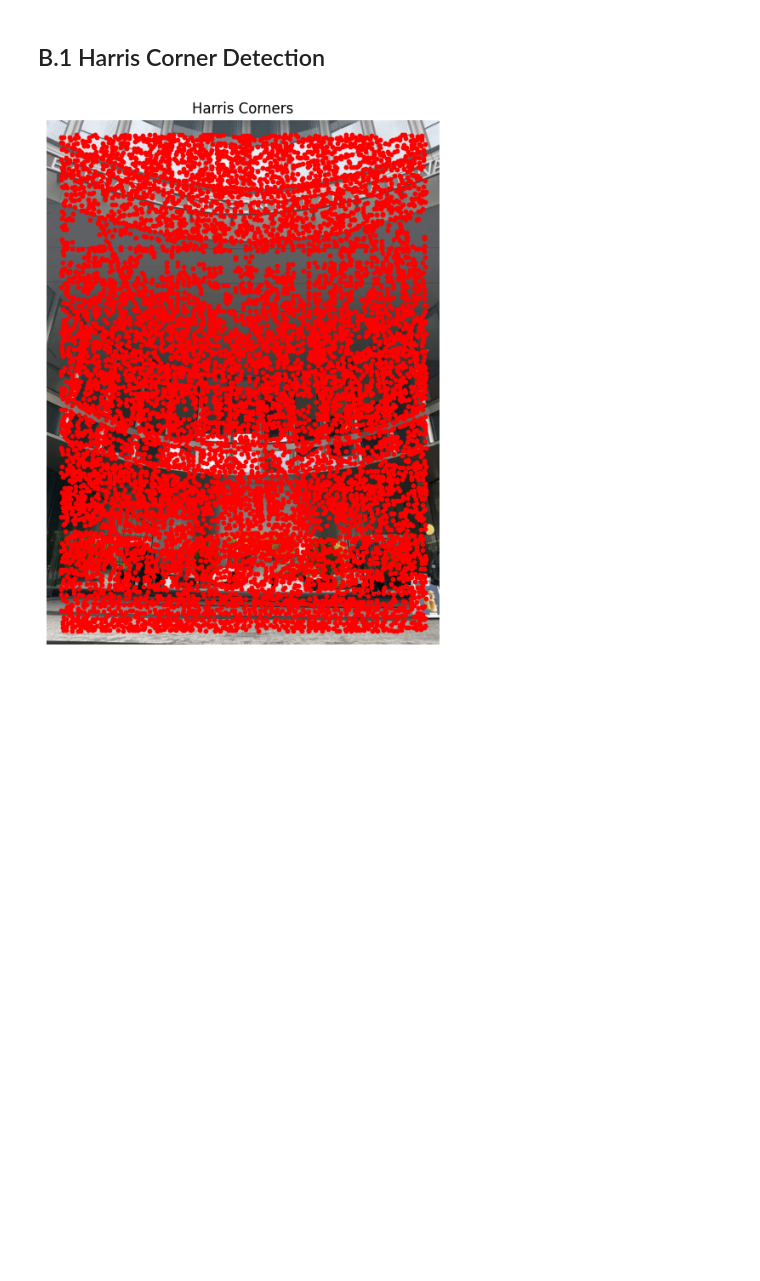
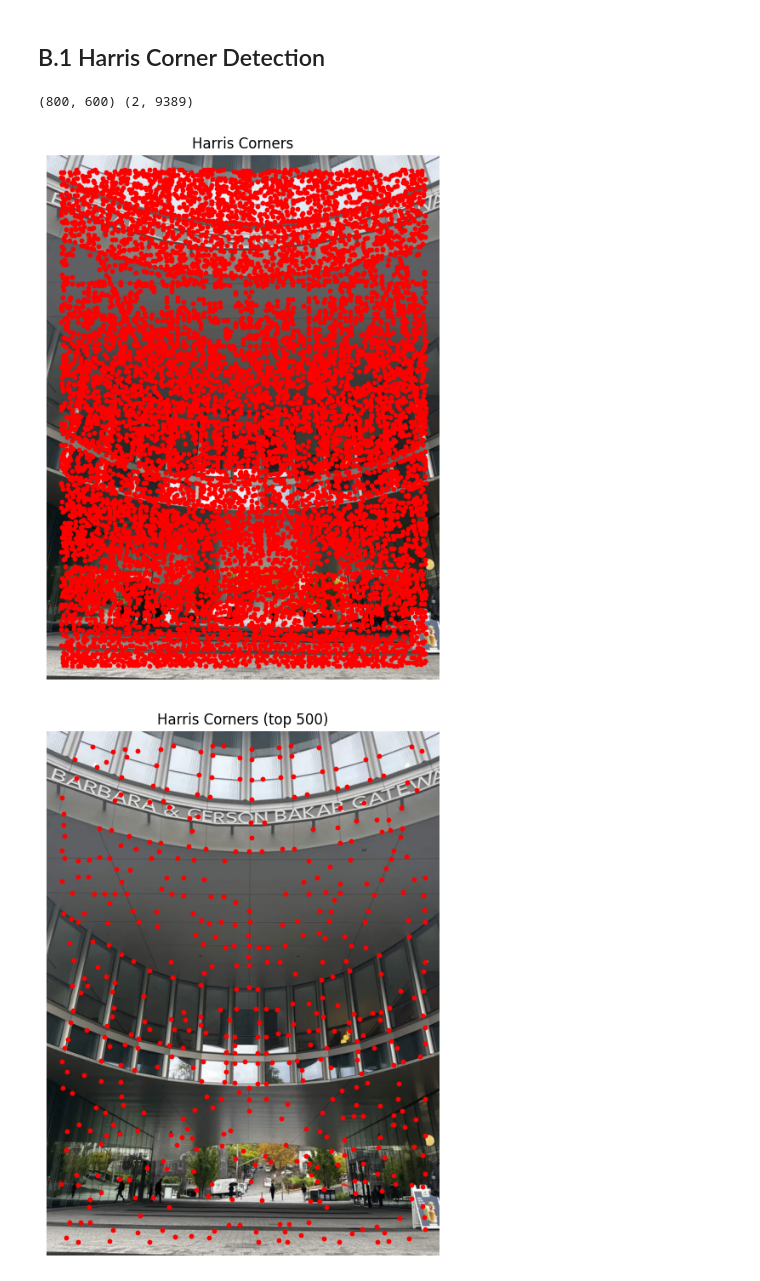
Before and after one commit to MERC13/cs180, a Jupyter notebook: proj4/partb.ipynb, the cells around one changed output. Saved outputs shown, nothing was run; the diff lists cells and outputs as text; code cells hidden in the pictures; blank space fills up the shorter version.

```diff
--- a/proj4/partb.ipynb
+++ b/proj4/partb.ipynb
@@ -12,7 +12,7 @@ import matplotlib.pyplot as plt
 def get_harris_corners(im, edge_discard=20):
     """
     This function takes a b&w image and an optional amount to discard
-    on the edge (default is 5 pixels), and finds all harris corners
+    on the edge (default is 20 pixels), and finds all harris corners
     in the image. Harris corners near the edge are discarded and the
     coordinates of the remaining corners are returned. A 2d array (h)
     containing the h value of every pixel is also returned.
@@ -59,17 +59,56 @@ def dist2(x, c):
     return (np.ones((ncenters, 1)) * np.sum((x**2).T, axis=0)).T + \
             np.ones((   ndata, 1)) * np.sum((c**2).T, axis=0)    - \
             2 * np.inner(x, c)
+
+
+def adaptive_non_maximal_suppression(h, coords, max_points=500, c_robust=0.9):
+    coords = np.asarray(coords, dtype=int)
+
+    responses = h[coords[0], coords[1]]
+    distances = dist2(coords.T, coords.T)
+
+    radii = np.full(len(responses), np.inf)
+
+    for i, response in enumerate(responses):
+        stronger = responses > c_robust * response
+        stronger[i] = False
+
+        if np.any(stronger):
+            radii[i] = np.min(distances[i, stronger])
+
+    selected = np.argsort(radii)[::-1][:max_points]
+    return coords[:, selected]
 # %%
 im_gateway_middle = plt.imread("out/src/gateway_middle.jpg")
 gray = np.mean(im_gateway_middle[..., :3], axis=2)
 
 h, coords = get_harris_corners(gray)
+print(h.shape, coords.shape)
+
+top_500_coords = adaptive_non_maximal_suppression(h, coords, 500)
+top_250_coords = adaptive_non_maximal_suppression(h, coords, 250)
 
 plt.figure(figsize=(10, 8))
 plt.imshow(im_gateway_middle, cmap="gray")
 plt.scatter(coords[1], coords[0], s=10, c="red", marker="o")
 plt.axis("off")
 plt.title("Harris Corners")
 plt.show()
+
+plt.figure(figsize=(10, 8))
+plt.imshow(im_gateway_middle, cmap="gray")
+plt.scatter(top_500_coords[1], top_500_coords[0], s=10, c="red", marker="o")
+plt.axis("off")
+plt.title("Harris Corners (top 500)")
+plt.show()
+
+plt.figure(figsize=(10, 8))
+plt.imshow(im_gateway_middle, cmap="gray")
+plt.scatter(top_250_coords[1], top_250_coords[0], s=10, c="red", marker="o")
+plt.axis("off")
+plt.title("Harris Corners (top 250)")
+plt.show()
 # %% [output]
+(800, 600) (2, 9389)
 [figure]
+[figure, added]
```
Also changed, not shown: parts of 4 cells of this notebook.
